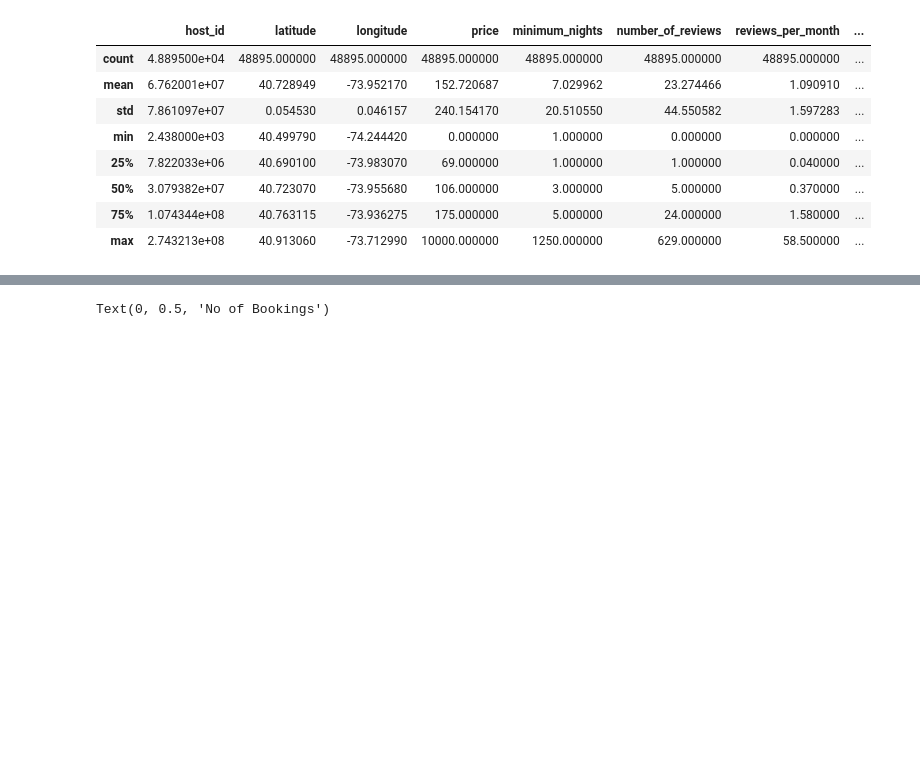
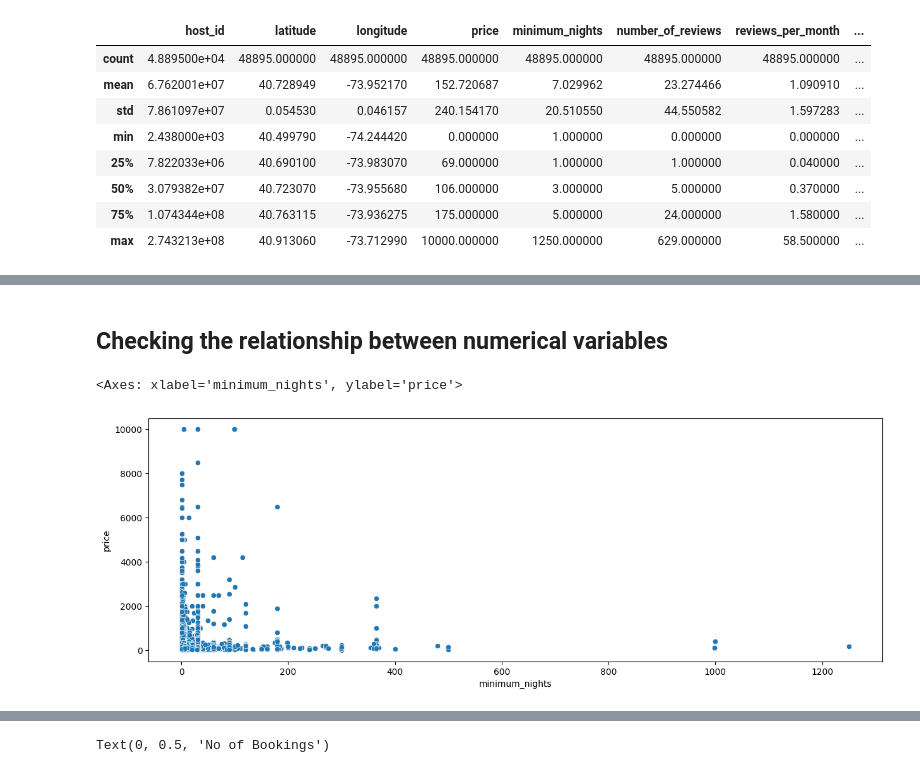
Before and after one commit to Sharik2610/Air-Bnb-Booking-Analysis---EDA, a Jupyter notebook: EDA_ON_AIRBNB_by_sharik.ipynb, the cells around one changed output, grey strips where cells are left out. Drawn from its saved outputs; the diff is of its cells as text; code cells hidden in the pictures; blank space fills up the shorter version.

```diff
--- a/EDA_ON_AIRBNB_by_sharik.ipynb
+++ b/EDA_ON_AIRBNB_by_sharik.ipynb
@@ -318,0 +266,8 @@ memory usage: 5.2+ MB
+# %% [markdown]
+##  **Checking the relationship between numerical variables**
+# %%
+plt.figure(figsize=(15,5))
+sns.scatterplot( x='minimum_nights', y='price', data=airbnb)
+# %% [output]
+<Axes: xlabel='minimum_nights', ylabel='price'>
+[figure, added]
```
Also changed, not shown: parts of 43 cells of this notebook.
